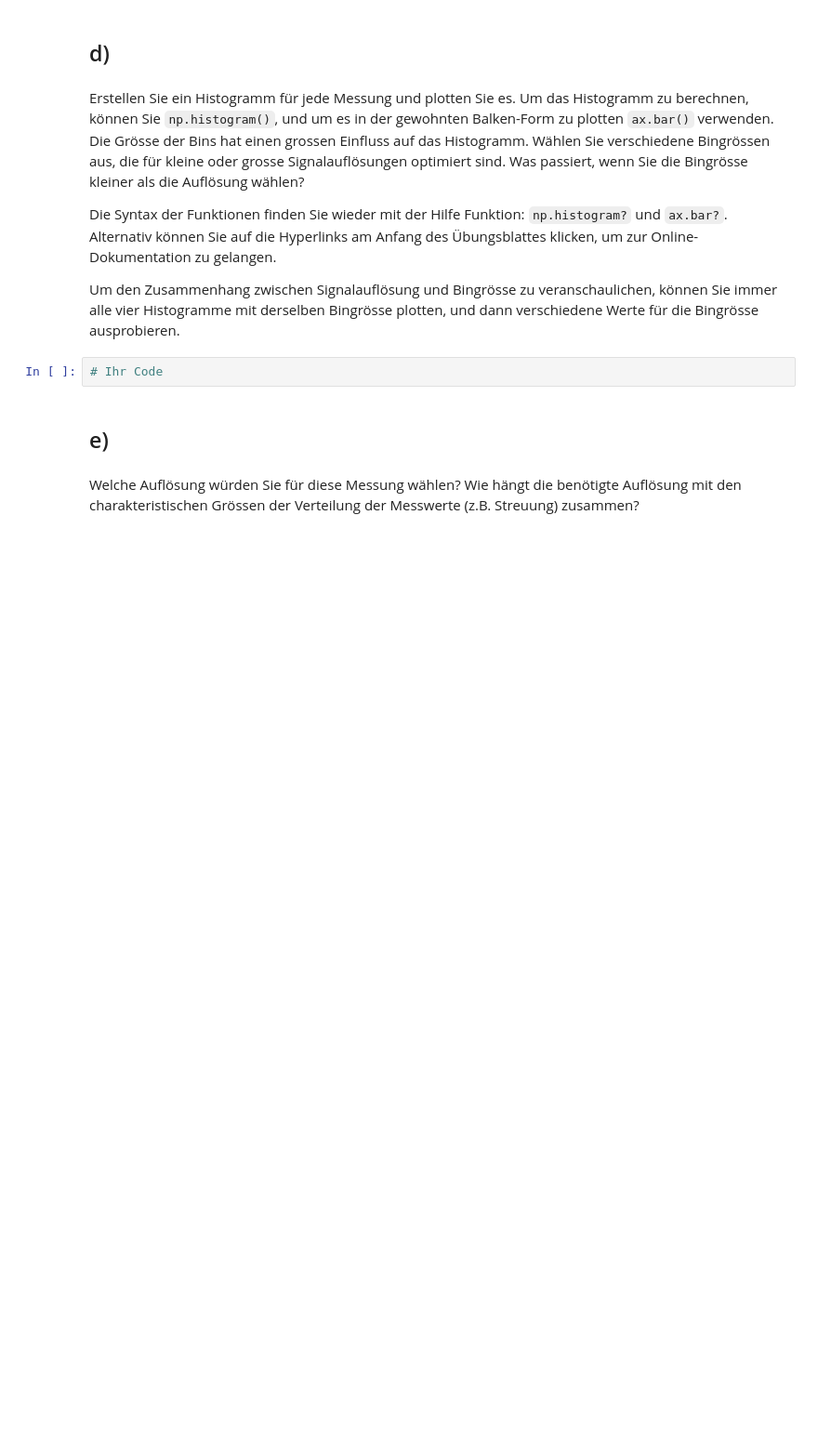
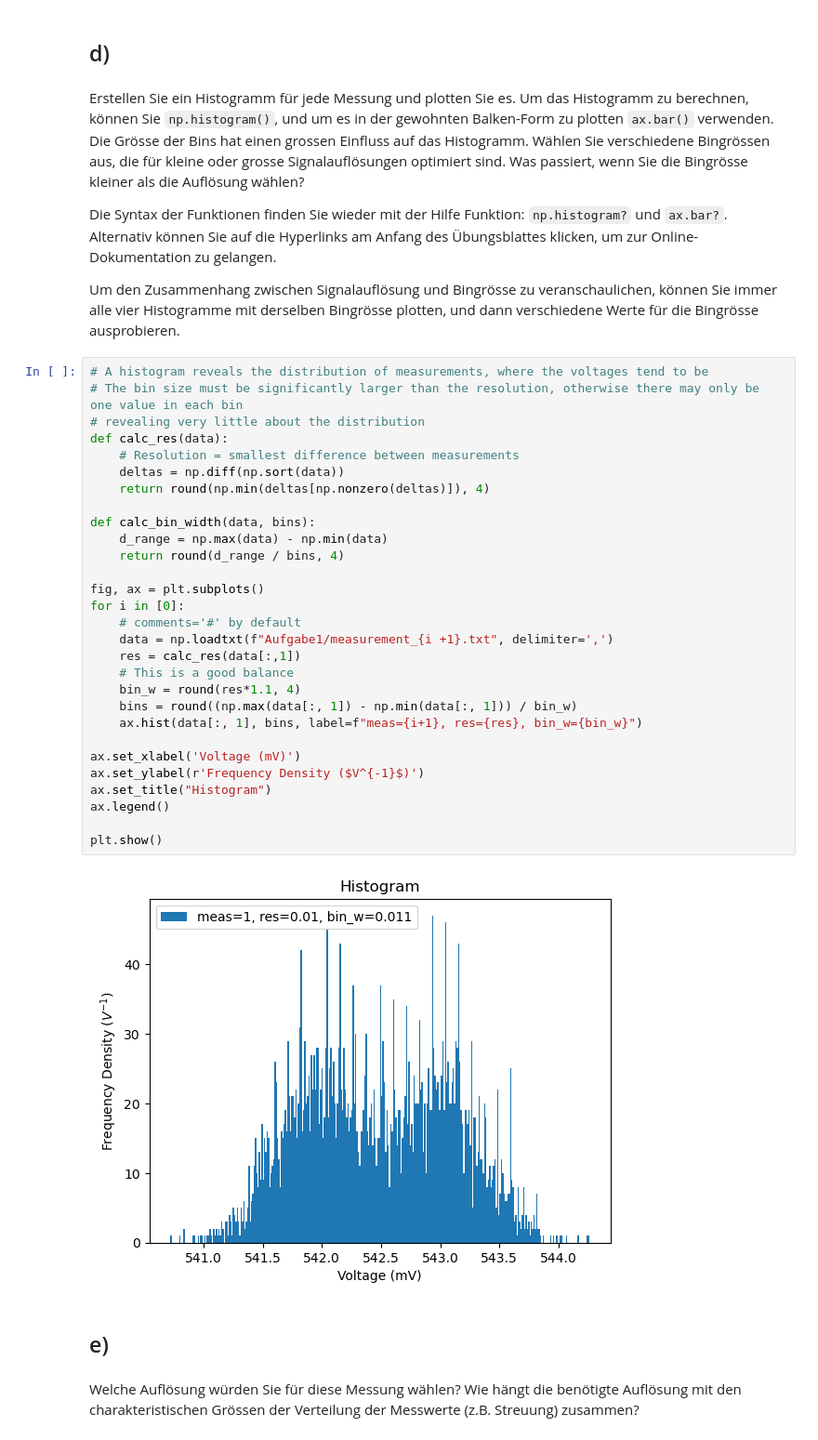
Before and after one commit to kalekdev/uni, a Jupyter notebook: semester-2/datenanalyse/exercises/Ex02/Messaufloesung.ipynb, the cells around one changed output. Shown at 93% size. Saved outputs shown, nothing was run; the diff lists cells and outputs as text; blank space fills up the shorter version.

```diff
--- a/semester-2/datenanalyse/exercises/Ex02/Messaufloesung.ipynb
+++ b/semester-2/datenanalyse/exercises/Ex02/Messaufloesung.ipynb
@@ -90,7 +121,36 @@ Die Syntax der Funktionen finden Sie wieder mit der Hilfe Funktion: `np.histogra
 
 Um den Zusammenhang zwischen Signalauflösung und Bingrösse zu veranschaulichen, können Sie immer alle vier Histogramme mit derselben Bingrösse plotten, und dann verschiedene Werte für die Bingrösse ausprobieren.
 # %%
-# Ihr Code
+# A histogram reveals the distribution of measurements, where the voltages tend to be
+# The bin size must be significantly larger than the resolution, otherwise there may only be one value in each bin
+# revealing very little about the distribution
+def calc_res(data):
+    # Resolution = smallest difference between measurements
+    deltas = np.diff(np.sort(data))
+    return round(np.min(deltas[np.nonzero(deltas)]), 4)
+
+def calc_bin_width(data, bins):
+    d_range = np.max(data) - np.min(data)
+    return round(d_range / bins, 4)
+
+fig, ax = plt.subplots()
+for i in [0]:
+    # comments='#' by default
+    data = np.loadtxt(f"Aufgabe1/measurement_{i +1}.txt", delimiter=',')
+    res = calc_res(data[:,1])
+    # This is a good balance
+    bin_w = round(res*1.1, 4)
+    bins = round((np.max(data[:, 1]) - np.min(data[:, 1])) / bin_w)
+    ax.hist(data[:, 1], bins, label=f"meas={i+1}, res={res}, bin_w={bin_w}")
+
+ax.set_xlabel('Voltage (mV)')
+ax.set_ylabel(r'Frequency Density ($V^{-1}$)')
+ax.set_title("Histogram")
+ax.legend()
+
+plt.show()
+# %% [output]
+[figure, added]
 # %% [markdown]
 ## e)
 # %% [markdown]
```
Also changed, not shown: parts of 10 cells of this notebook, 1 other file.
